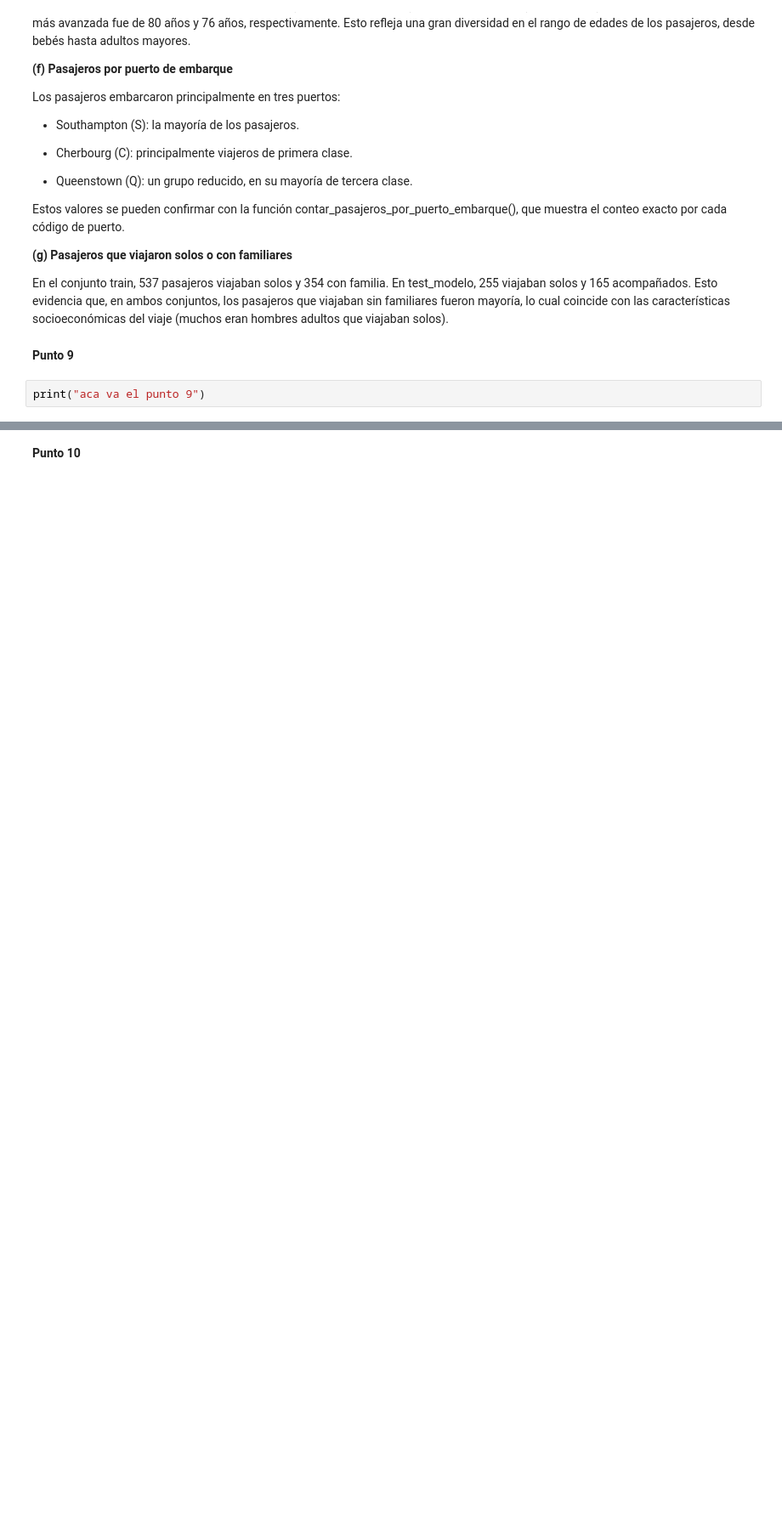
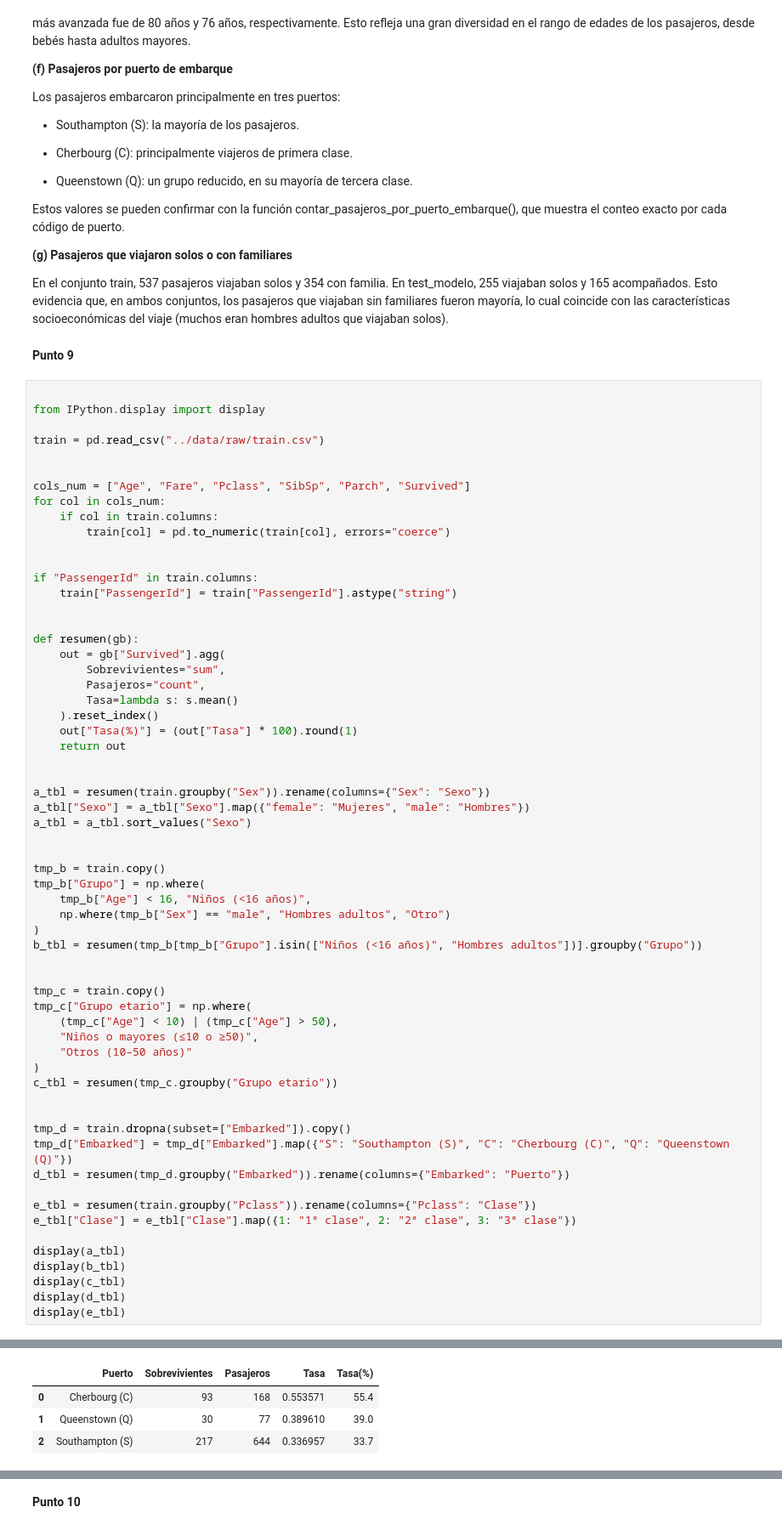
Before and after one commit to Brausin/taller-pandas-titanic-grupo_1, a Jupyter notebook: notebooks/03_revision.ipynb, the cells around one changed output, grey strips where cells are left out. Shown at 85% size. Drawn from its saved outputs; the diff is of its cells as text; blank space fills up the shorter version.

Commit message:
Update 03_revision.ipynb
Se agrego el punto #9

```diff
--- a/notebooks/03_revision.ipynb
+++ b/notebooks/03_revision.ipynb
@@ -188,5 +188,64 @@ Esto evidencia que, en ambos conjuntos, los pasajeros que viajaban sin familiare
 # %% [markdown]
 **Punto 9**
 # %%
-print("aca va el punto 9")
+
+from IPython.display import display
+
+train = pd.read_csv("../data/raw/train.csv")
+
+
+cols_num = ["Age", "Fare", "Pclass", "SibSp", "Parch", "Survived"]
+for col in cols_num:
+    if col in train.columns:
+        train[col] = pd.to_numeric(train[col], errors="coerce")
+
+
+if "PassengerId" in train.columns:
+    train["PassengerId"] = train["PassengerId"].astype("string")
+
+
+def resumen(gb):
+    out = gb["Survived"].agg(
+        Sobrevivientes="sum",
+        Pasajeros="count",
+        Tasa=lambda s: s.mean()
+    ).reset_index()
+    out["Tasa(%)"] = (out["Tasa"] * 100).round(1)
+    return out
+
+
+a_tbl = resumen(train.groupby("Sex")).rename(columns={"Sex": "Sexo"})
+a_tbl["Sexo"] = a_tbl["Sexo"].map({"female": "Mujeres", "male": "Hombres"})
+a_tbl = a_tbl.sort_values("Sexo")
+
+
+tmp_b = train.copy()
+tmp_b["Grupo"] = np.where(
+    tmp_b["Age"] < 16, "Niños (<16 años)",
+    np.where(tmp_b["Sex"] == "male", "Hombres adultos", "Otro")
+)
+b_tbl = resumen(tmp_b[tmp_b["Grupo"].isin(["Niños (<16 años)", "Hombres adultos"])].groupby("Grupo"))
+
+
+tmp_c = train.copy()
+tmp_c["Grupo etario"] = np.where(
+    (tmp_c["Age"] < 10) | (tmp_c["Age"] > 50),
+    "Niños o mayores (≤10 o ≥50)",
+    "Otros (10–50 años)"
+)
+c_tbl = resumen(tmp_c.groupby("Grupo etario"))
+
+
+tmp_d = train.dropna(subset=["Embarked"]).copy()
+tmp_d["Embarked"] = tmp_d["Embarked"].map({"S": "Southampton (S)", "C": "Cherbourg (C)", "Q": "Queenstown (Q)"})
+d_tbl = resumen(tmp_d.groupby("Embarked")).rename(columns={"Embarked": "Puerto"})
+
+e_tbl = resumen(train.groupby("Pclass")).rename(columns={"Pclass": "Clase"})
+e_tbl["Clase"] = e_tbl["Clase"].map({1: "1ª clase", 2: "2ª clase", 3: "3ª clase"})
+
+display(a_tbl)
+display(b_tbl)
+display(c_tbl)
+display(d_tbl)
+display(e_tbl)
 # %% [output]
@@ -193,0 +261,4 @@ aca va el punto 9
+|  | Puerto | Sobrevivientes | Pasajeros | Tasa | Tasa(%) |
+| 0 | Cherbourg (C) | 93 | 168 | 0.553571 | 55.4 |
+| 1 | Queenstown (Q) | 30 | 77 | 0.389610 | 39.0 |
+| 2 | Southampton (S) | 217 | 644 | 0.336957 | 33.7 |
```
Also changed, not shown: parts of 3 cells of this notebook.
